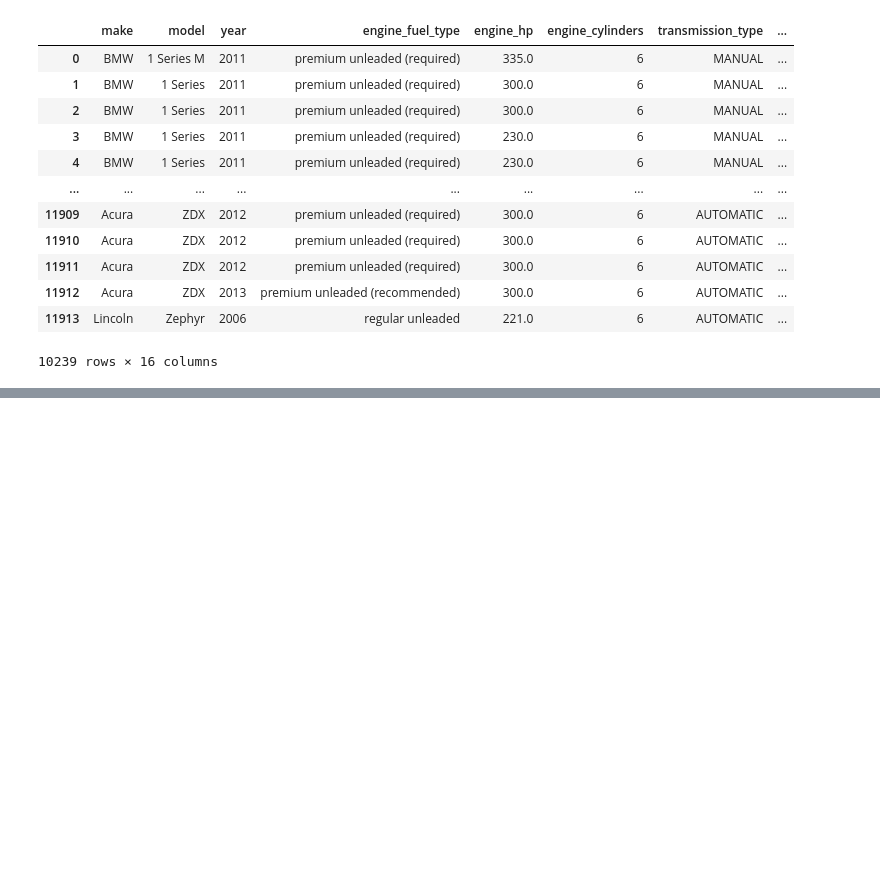
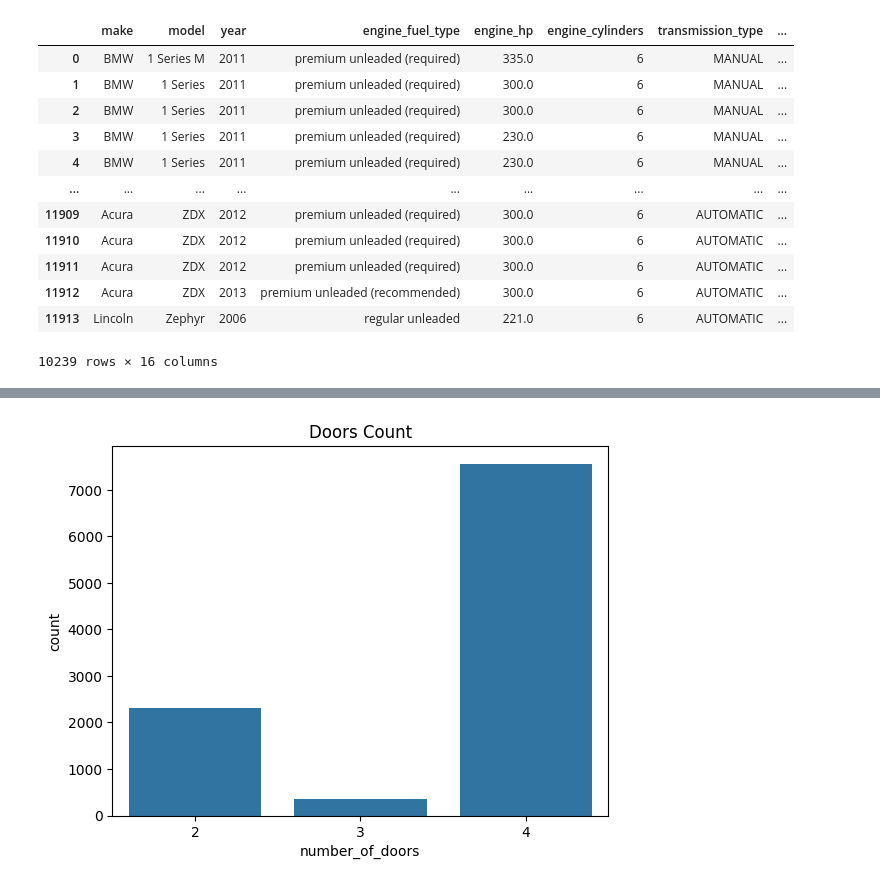
Before and after one commit to dhruv-munjpara/library_python, a Jupyter notebook: assignment/practical.ipynb, the cells around one changed output, grey strips where cells are left out. Cells and saved outputs as stored; diff of their text form; code cells hidden in the pictures; blank space fills up the shorter version.

```diff
--- a/assignment/practical.ipynb
+++ b/assignment/practical.ipynb
@@ -389,0 +436,6 @@ df.describe()
+# %%
+sns.countplot(x="number_of_doors", data=df)
+plt.title("Doors Count")
+plt.show()
+# %% [output]
+[figure, added]
```
Also changed, not shown: parts of 7 cells of this notebook.
